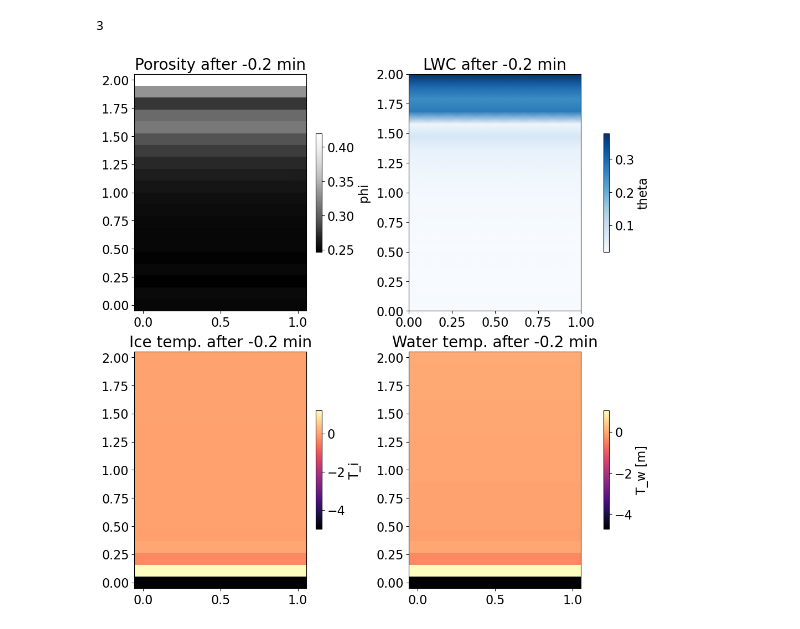
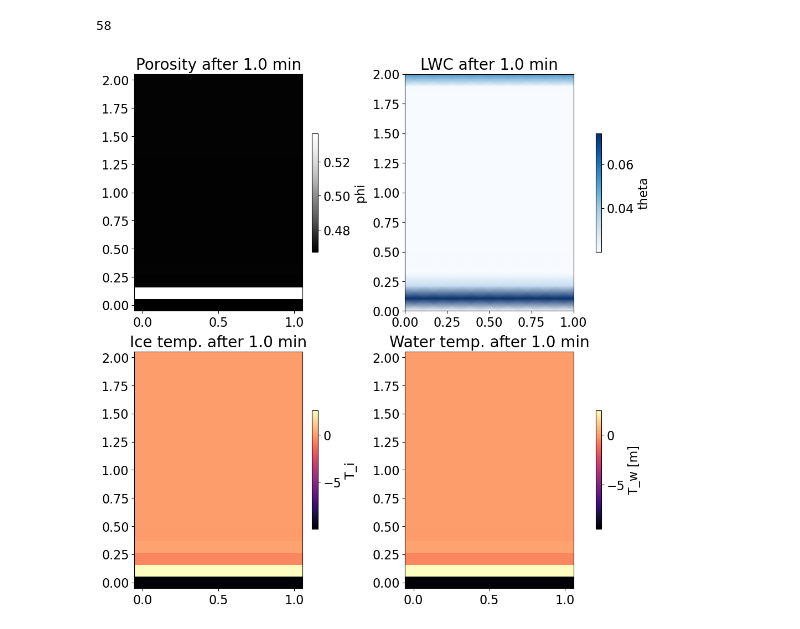
Before and after one commit to lannika-ut/Masterarbeit, a Jupyter notebook: view_solutions_nonisothermal.ipynb, the cells around one changed output. Cells and saved outputs as stored; diff of their text form; code cells hidden in the pictures.

```diff
--- a/view_solutions_nonisothermal.ipynb
+++ b/view_solutions_nonisothermal.ipynb
@@ -7,7 +7,7 @@ from visualization_fct import get_grid, eval_fct_on_grid
 from dolfinx.fem import functionspace, Function
 import pickle
 # %%
-filename = "./solutions/debug/Crippa_1h_TotalRefreezing_icegradient.pkl"
+filename = "./solutions/test2_coupling_sameinitemp.pkl"
 with open(filename, "rb") as f:
     data_Annika = pickle.load(f)
 
@@ -28,7 +28,7 @@ p = Parameter(domain)
 # %%
 len(data_Annika["h_w"])
 # %% [output]
-3
+58
 # %%
 interval = data_Annika["saving_interval"]
 t_obs = -1
@@ -48,27 +49,31 @@ theta_tot = p.theta_r.value + (0.9*porosity - p.theta_r.value)*Se(h_c, p.alpha.v
 # %%
 plt.rcParams.update({'font.size': 16})
 fig, ax = plt.subplots(2,2, layout="constrained", figsize=(10,10))
 pmsh1 = ax[0,0].pcolormesh(x_plot, z_plot, porosity, cmap="Greys_r")
-ax[0,0].set_title(f"Porosity after {t_obs*interval/60:.1f} min", fontsize=20)
+ax[0,0].set_title(f"Porosity after {time/60:.1f} min", fontsize=20)
 cbar1 = fig.colorbar(pmsh1, ax=ax[0,0], shrink=0.5)
 cbar1.set_label("phi")
+#ax[0,0].set_ylim(1.8,2)
 
 pmsh2 = ax[0,1].pcolormesh(x_plot, z_plot, theta_tot, cmap="Blues", shading="gouraud")
-ax[0,1].set_title(f"LWC after {t_obs*interval/60:.1f} min", fontsize=20)
+ax[0,1].set_title(f"LWC after {time/60:.1f} min", fontsize=20)
 plt.xticks(fontsize=16)
 cbar2 = fig.colorbar(pmsh2, ax=ax[0,1], shrink=0.5)
 cbar2.set_label("theta")
+#ax[0,1].set_ylim(1.8,2)
 
 pmsh3 = ax[1,0].pcolormesh(x_plot, z_plot, Ti, cmap="magma")
-ax[1,0].set_title(f"Ice temp. after {t_obs*interval/60:.1f} min", fontsize=20)
+ax[1,0].set_title(f"Ice temp. after {time/60:.1f} min", fontsize=20)
 cbar1 = fig.colorbar(pmsh3, ax=ax[1,0], shrink=0.5)
 cbar1.set_label("T_i")
+#ax[1,0].set_ylim(1.8,2)
 
 pmsh4 = ax[1,1].pcolormesh(x_plot, z_plot, Tw, cmap="magma")
-ax[1,1].set_title(f"Water temp. after {t_obs*interval/60:.1f} min", fontsize=20)
+ax[1,1].set_title(f"Water temp. after {time/60:.1f} min", fontsize=20)
 plt.xticks(fontsize=16)
 cbar2 = fig.colorbar(pmsh4, ax=ax[1,1], shrink=0.5)
 cbar2.set_label("T_w [m]")
+#ax[1,1].set_ylim(1.8,2)
 # %% [output]
-[figure, old version]
+[figure, new version]
 # %%
```
Also changed, not shown: parts of 5 cells of this notebook, 5 other files.
